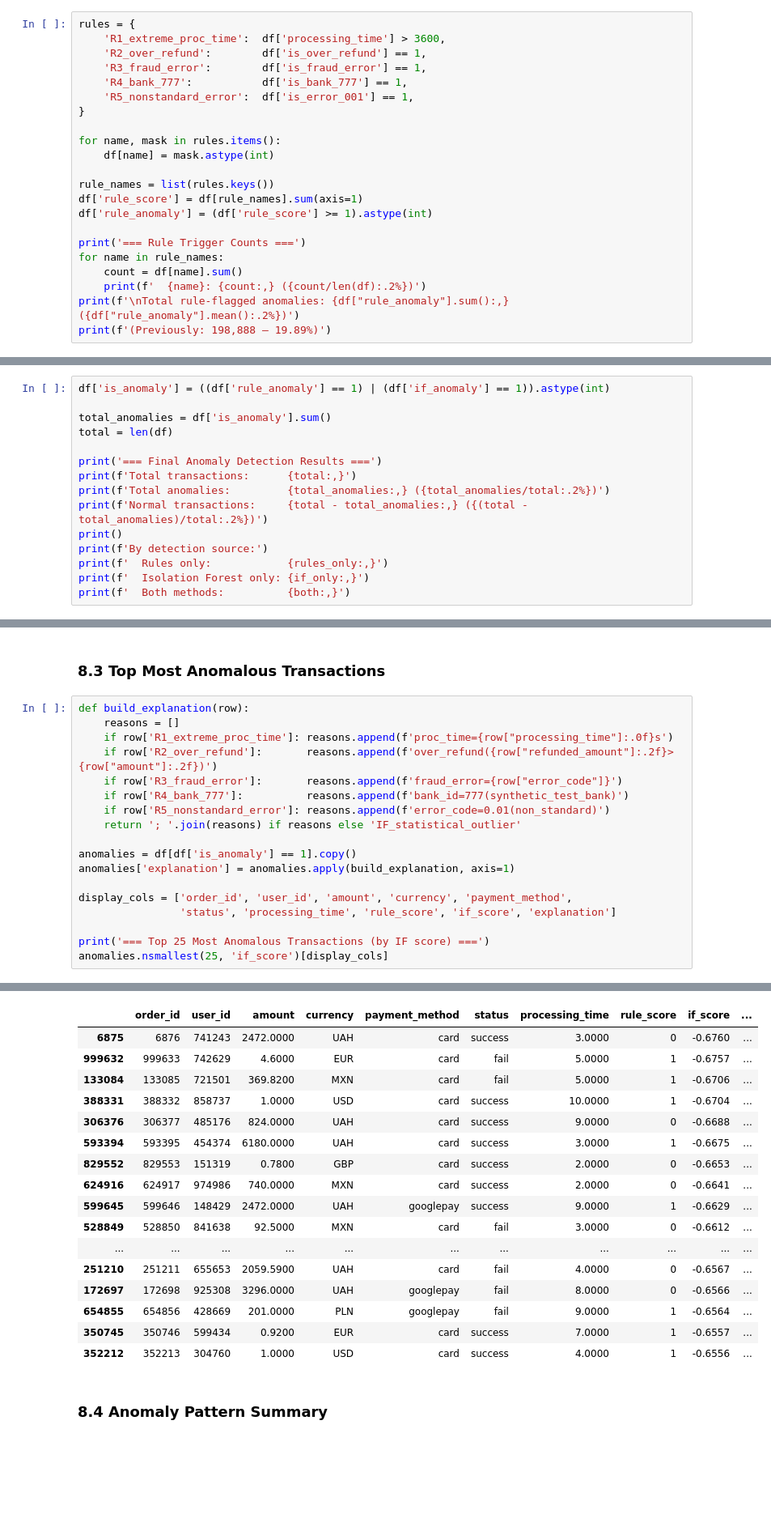
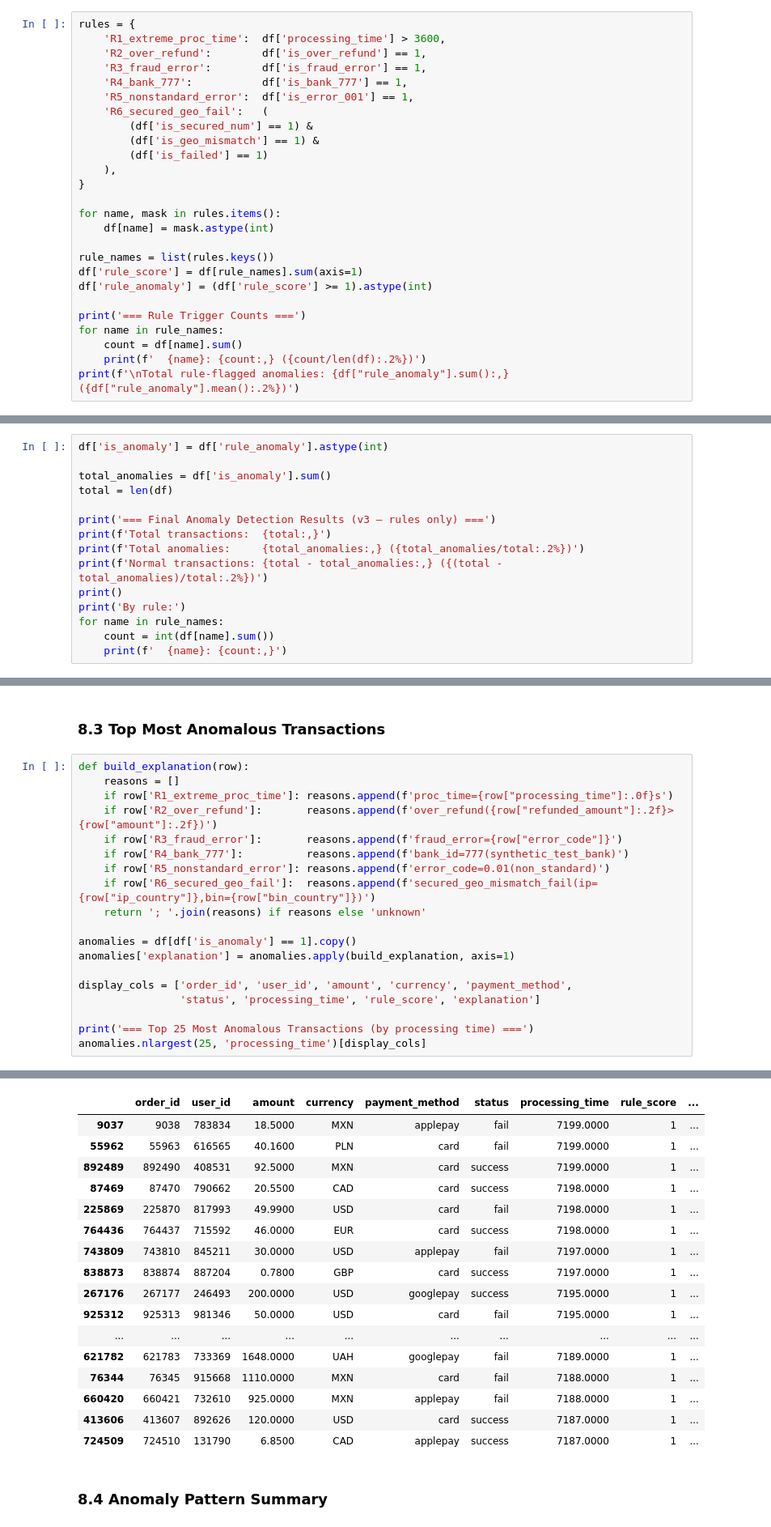
Before and after one commit to DenkoProg/labs, a Jupyter notebook: projects/int20h-2026-hackathon/kaggle.ipynb, the cells around one changed output, grey strips where cells are left out. Shown at 81% size. Drawn from its saved outputs; the diff is of its cells as text; blank space fills up the shorter version.

```diff
--- a/projects/int20h-2026-hackathon/kaggle.ipynb
+++ b/projects/int20h-2026-hackathon/kaggle.ipynb
@@ -601,6 +599,11 @@ rules = {
     'R3_fraud_error':        df['is_fraud_error'] == 1,
     'R4_bank_777':           df['is_bank_777'] == 1,
     'R5_nonstandard_error':  df['is_error_001'] == 1,
+    'R6_secured_geo_fail':   (
+        (df['is_secured_num'] == 1) &
+        (df['is_geo_mismatch'] == 1) &
+        (df['is_failed'] == 1)
+    ),
 }
 
 for name, mask in rules.items():
@@ -615,7 +618,6 @@ for name in rule_names:
     count = df[name].sum()
     print(f'  {name}: {count:,} ({count/len(df):.2%})')
 print(f'\nTotal rule-flagged anomalies: {df["rule_anomaly"].sum():,} ({df["rule_anomaly"].mean():.2%})')
-print(f'(Previously: 198,888 — 19.89%)')
 # %% [output]
 === Rule Trigger Counts ===
   R1_extreme_proc_time: 5,433 (0.54%)
@@ -758,18 +714,18 @@ Both:       904
 
 This maximizes recall (we catch more real anomalies) without sacrificing too much precision, since IF operates on well-engineered features that already encode domain knowledge.
 # %%
-df['is_anomaly'] = ((df['rule_anomaly'] == 1) | (df['if_anomaly'] == 1)).astype(int)
+df['is_anomaly'] = df['rule_anomaly'].astype(int)
 
 total_anomalies = df['is_anomaly'].sum()
 total = len(df)
 
-print('=== Final Anomaly Detection Results ===')
-print(f'Total transactions:      {total:,}')
-print(f'Total anomalies:         {total_anomalies:,} ({total_anomalies/total:.2%})')
-print(f'Normal transactions:     {total - total_anomalies:,} ({(total - total_anomalies)/total:.2%})')
+print('=== Final Anomaly Detection Results (v3 — rules only) ===')
+print(f'Total transactions:  {total:,}')
+print(f'Total anomalies:     {total_anomalies:,} ({total_anomalies/total:.2%})')
+print(f'Normal transactions: {total - total_anomalies:,} ({(total - total_anomalies)/total:.2%})')
 print()
-print(f'By detection source:')
-print(f'  Rules only:            {rules_only:,}')
-print(f'  Isolation Forest only: {if_only:,}')
-print(f'  Both methods:          {both:,}')
+print('By rule:')
+for name in rule_names:
+    count = int(df[name].sum())
+    print(f'  {name}: {count:,}')
 # %% [output]
@@ -879,14 +838,15 @@ def build_explanation(row):
     if row['R3_fraud_error']:       reasons.append(f'fraud_error={row["error_code"]}')
     if row['R4_bank_777']:          reasons.append(f'bank_id=777(synthetic_test_bank)')
     if row['R5_nonstandard_error']: reasons.append(f'error_code=0.01(non_standard)')
-    return '; '.join(reasons) if reasons else 'IF_statistical_outlier'
+    if row['R6_secured_geo_fail']:  reasons.append(f'secured_geo_mismatch_fail(ip={row["ip_country"]},bin={row["bin_country"]})')
+    return '; '.join(reasons) if reasons else 'unknown'
 
 anomalies = df[df['is_anomaly'] == 1].copy()
 anomalies['explanation'] = anomalies.apply(build_explanation, axis=1)
 
 display_cols = ['order_id', 'user_id', 'amount', 'currency', 'payment_method',
-                'status', 'processing_time', 'rule_score', 'if_score', 'explanation']
+                'status', 'processing_time', 'rule_score', 'explanation']
 
-print('=== Top 25 Most Anomalous Transactions (by IF score) ===')
-anomalies.nsmallest(25, 'if_score')[display_cols]
+print('=== Top 25 Most Anomalous Transactions (by processing time) ===')
+anomalies.nlargest(25, 'processing_time')[display_cols]
 # %% [output]
@@ -894,20 +854,20 @@ anomalies.nsmallest(25, 'if_score')[display_cols]
-|  | order_id | user_id | amount | currency | payment_method | status | processing_time | rule_score | if_score | ... |
-| 6875 | 6876 | 741243 | 2472.0000 | UAH | card | success | 3.0000 | 0 | -0.6760 | ... |
-| 999632 | 999633 | 742629 | 4.6000 | EUR | card | fail | 5.0000 | 1 | -0.6757 | ... |
-| 133084 | 133085 | 721501 | 369.8200 | MXN | card | fail | 5.0000 | 1 | -0.6706 | ... |
-| 388331 | 388332 | 858737 | 1.0000 | USD | card | success | 10.0000 | 1 | -0.6704 | ... |
-| 306376 | 306377 | 485176 | 824.0000 | UAH | card | success | 9.0000 | 0 | -0.6688 | ... |
-| 593394 | 593395 | 454374 | 6180.0000 | UAH | card | success | 3.0000 | 1 | -0.6675 | ... |
-| 829552 | 829553 | 151319 | 0.7800 | GBP | card | success | 2.0000 | 0 | -0.6653 | ... |
-| 624916 | 624917 | 974986 | 740.0000 | MXN | card | success | 2.0000 | 0 | -0.6641 | ... |
-| 599645 | 599646 | 148429 | 2472.0000 | UAH | googlepay | success | 9.0000 | 1 | -0.6629 | ... |
-| 528849 | 528850 | 841638 | 92.5000 | MXN | card | fail | 3.0000 | 0 | -0.6612 | ... |
-| ... | ... | ... | ... | ... | ... | ... | ... | ... | ... | ... |
-| 251210 | 251211 | 655653 | 2059.5900 | UAH | card | fail | 4.0000 | 0 | -0.6567 | ... |
-| 172697 | 172698 | 925308 | 3296.0000 | UAH | googlepay | fail | 8.0000 | 0 | -0.6566 | ... |
-| 654855 | 654856 | 428669 | 201.0000 | PLN | googlepay | fail | 9.0000 | 1 | -0.6564 | ... |
-| 350745 | 350746 | 599434 | 0.9200 | EUR | card | success | 7.0000 | 1 | -0.6557 | ... |
-| 352212 | 352213 | 304760 | 1.0000 | USD | card | success | 4.0000 | 1 | -0.6556 | ... |
+|  | order_id | user_id | amount | currency | payment_method | status | processing_time | rule_score | ... |
+| 9037 | 9038 | 783834 | 18.5000 | MXN | applepay | fail | 7199.0000 | 1 | ... |
+| 55962 | 55963 | 616565 | 40.1600 | PLN | card | fail | 7199.0000 | 1 | ... |
+| 892489 | 892490 | 408531 | 92.5000 | MXN | card | success | 7199.0000 | 1 | ... |
+| 87469 | 87470 | 790662 | 20.5500 | CAD | card | success | 7198.0000 | 1 | ... |
+| 225869 | 225870 | 817993 | 49.9900 | USD | card | fail | 7198.0000 | 1 | ... |
+| 764436 | 764437 | 715592 | 46.0000 | EUR | card | success | 7198.0000 | 1 | ... |
+| 743809 | 743810 | 845211 | 30.0000 | USD | applepay | fail | 7197.0000 | 1 | ... |
+| 838873 | 838874 | 887204 | 0.7800 | GBP | card | success | 7197.0000 | 1 | ... |
+| 267176 | 267177 | 246493 | 200.0000 | USD | googlepay | success | 7195.0000 | 1 | ... |
+| 925312 | 925313 | 981346 | 50.0000 | USD | card | fail | 7195.0000 | 1 | ... |
+| ... | ... | ... | ... | ... | ... | ... | ... | ... | ... |
+| 621782 | 621783 | 733369 | 1648.0000 | UAH | googlepay | fail | 7189.0000 | 1 | ... |
+| 76344 | 76345 | 915668 | 1110.0000 | MXN | card | fail | 7188.0000 | 1 | ... |
+| 660420 | 660421 | 732610 | 925.0000 | MXN | applepay | fail | 7188.0000 | 1 | ... |
+| 413606 | 413607 | 892626 | 120.0000 | USD | card | success | 7187.0000 | 1 | ... |
+| 724509 | 724510 | 131790 | 6.8500 | CAD | applepay | success | 7187.0000 | 1 | ... |
 # %% [markdown]
 ### 8.4 Anomaly Pattern Summary
 # %%
```
Also changed, not shown: parts of 16 cells of this notebook, 1 other file.
